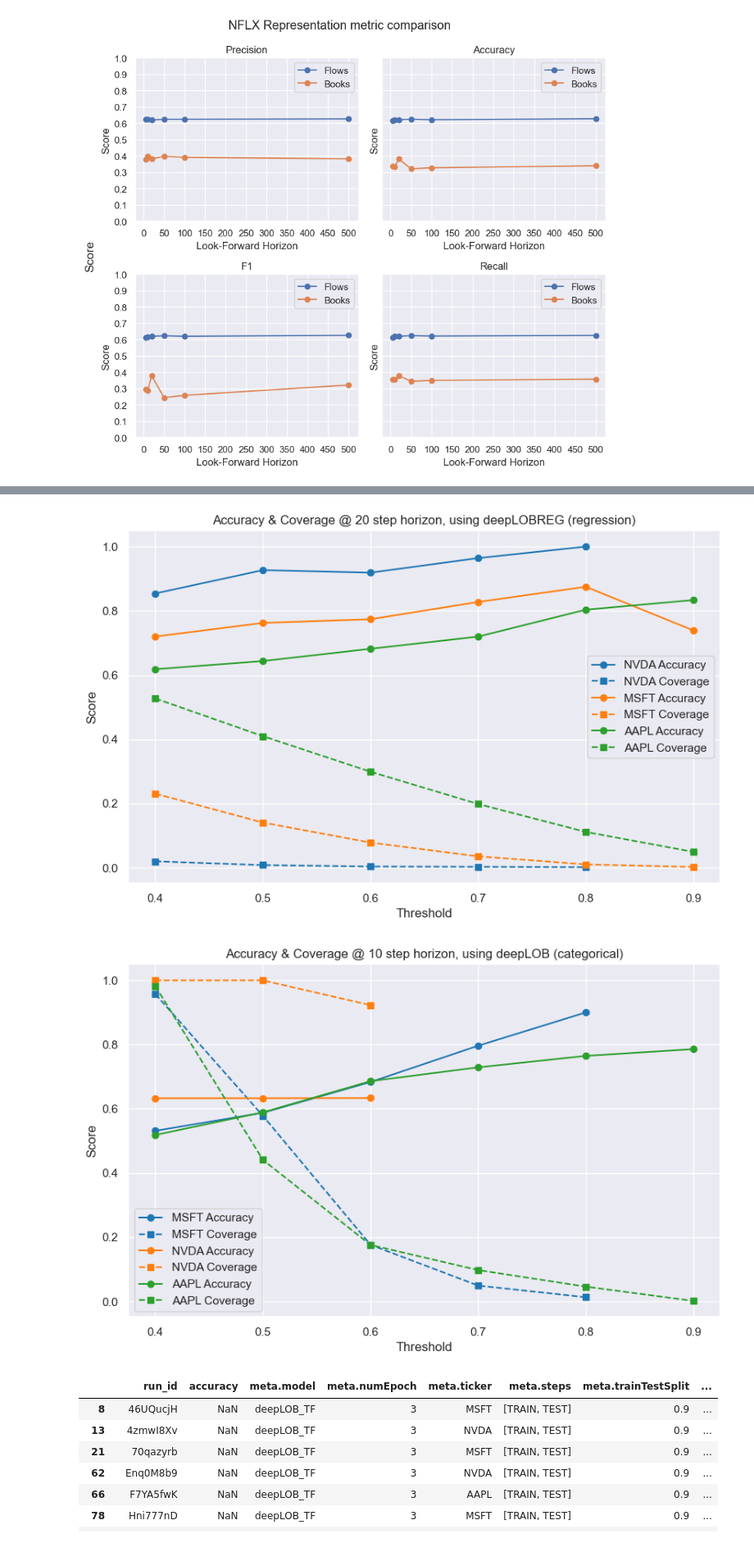
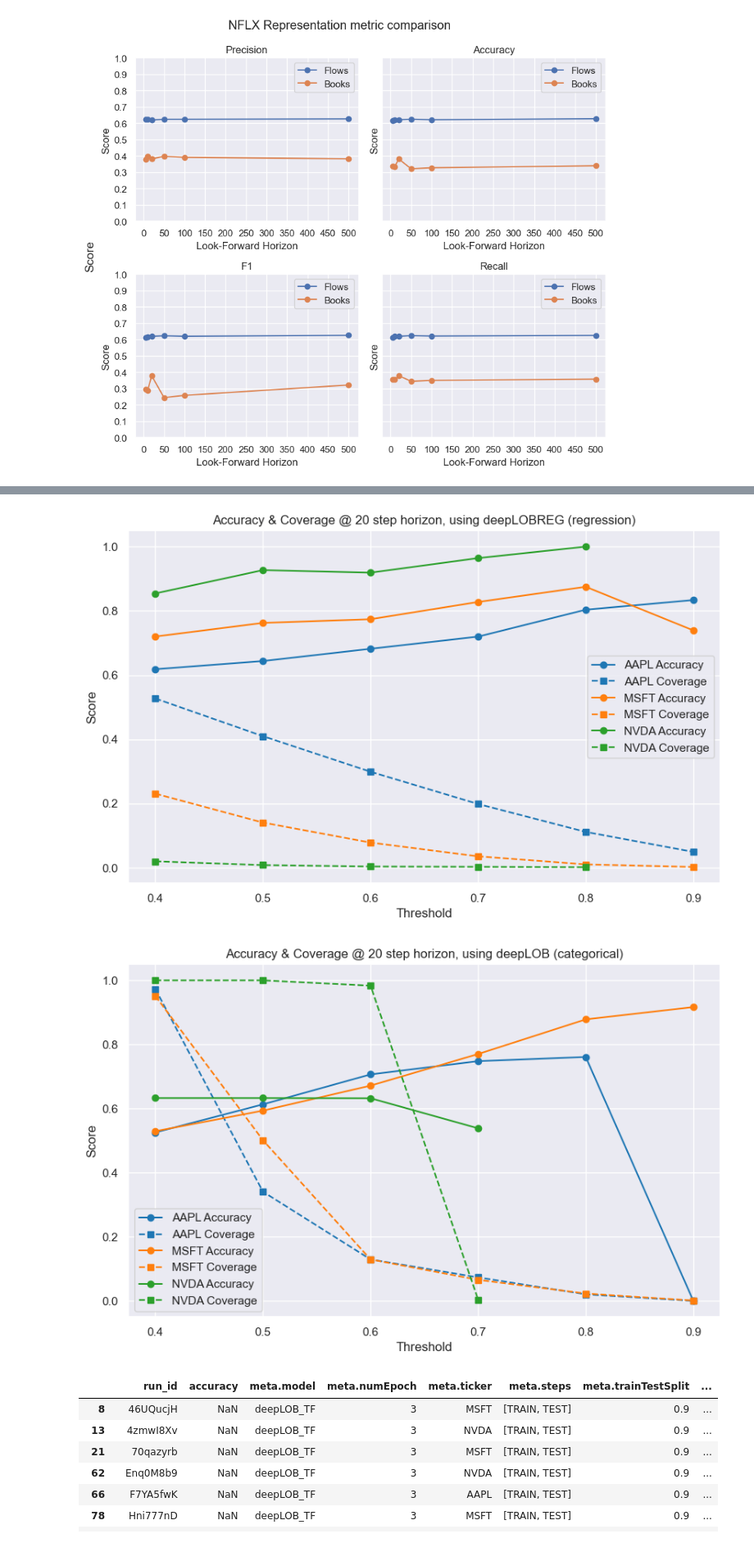
Before and after one commit to benhunt19/deep-lob-project, a Jupyter notebook: src/notebooks/resultsExploration.ipynb, the cells around one changed output, grey strips where cells are left out. Shown: that part at 82% size. Saved outputs shown, nothing was run; the diff lists cells and outputs as text; code cells hidden in the pictures.

```diff
--- a/src/notebooks/resultsExploration.ipynb
+++ b/src/notebooks/resultsExploration.ipynb
@@ -323,7 +323,7 @@ df2
 categorical = df2.loc[df2['meta.labelType'] == 'CATEGORICAL']
 regression = df2.loc[df2['meta.labelType'] == 'REGRESSION']
 # %%
-regression_tickers = regression['meta.ticker'].unique()
+regression_tickers = sorted(categorical['meta.ticker'].unique())
 horizon = 20
 thresholds = [0.4, 0.5, 0.6, 0.7, 0.8, 0.9]
 sns.set()
@@ -354,40 +354,40 @@ plt.legend()
 plt.grid(True)
 plt.show()
 # %% [output]
-[figure, old version]
+[figure, new version]
 # %%
-categorical_tickers = categorical['meta.ticker'].unique()
-horizon = 10
+categorical_tickers = sorted(categorical['meta.ticker'].unique())
+horizon = 20
 thresholds = [0.4, 0.5, 0.6, 0.7, 0.8, 0.9]
 
 plt.figure(figsize=(10, 6))
 colors = plt.cm.tab10.colors  # get a list of colors
 
 for idx, ticker in enumerate(categorical_tickers):
     subset = categorical[(categorical['meta.ticker'] == ticker) & (categorical['meta.lookForwardHorizon'] == horizon)]
     acc_y, cov_y, x_vals = [], [], []
     for thresh in thresholds:
         acc_col = f'metricsStrength.accuracy@>{thresh}'
         cov_col = f'metricsStrength.coverage@>{thresh}'
         if acc_col in subset.columns and cov_col in subset.columns:
             acc_val = subset.iloc[0][acc_col]
             cov_val = subset.iloc[0][cov_col]
             if not pd.isna(acc_val) and not pd.isna(cov_val):
                 x_vals.append(thresh)
                 acc_y.append(acc_val)
                 cov_y.append(cov_val)
     color = colors[idx % len(colors)]
     plt.plot(x_vals, acc_y, marker='o', label=f'{ticker} Accuracy', color=color)
     plt.plot(x_vals, cov_y, marker='s', label=f'{ticker} Coverage', color=color, linestyle='--')
 
 plt.title(f'Accuracy & Coverage @ {horizon} step horizon, using deepLOB (categorical)')
 plt.xlabel('Threshold')
 plt.ylabel('Score')
 plt.legend()
 plt.grid(True)
 plt.show()
 # %% [output]
-[figure, old version]
+[figure, new version]
 # %%
 categorical
 # %% [output]
```
Also changed, not shown: parts of 7 cells of this notebook, 17 other files.
